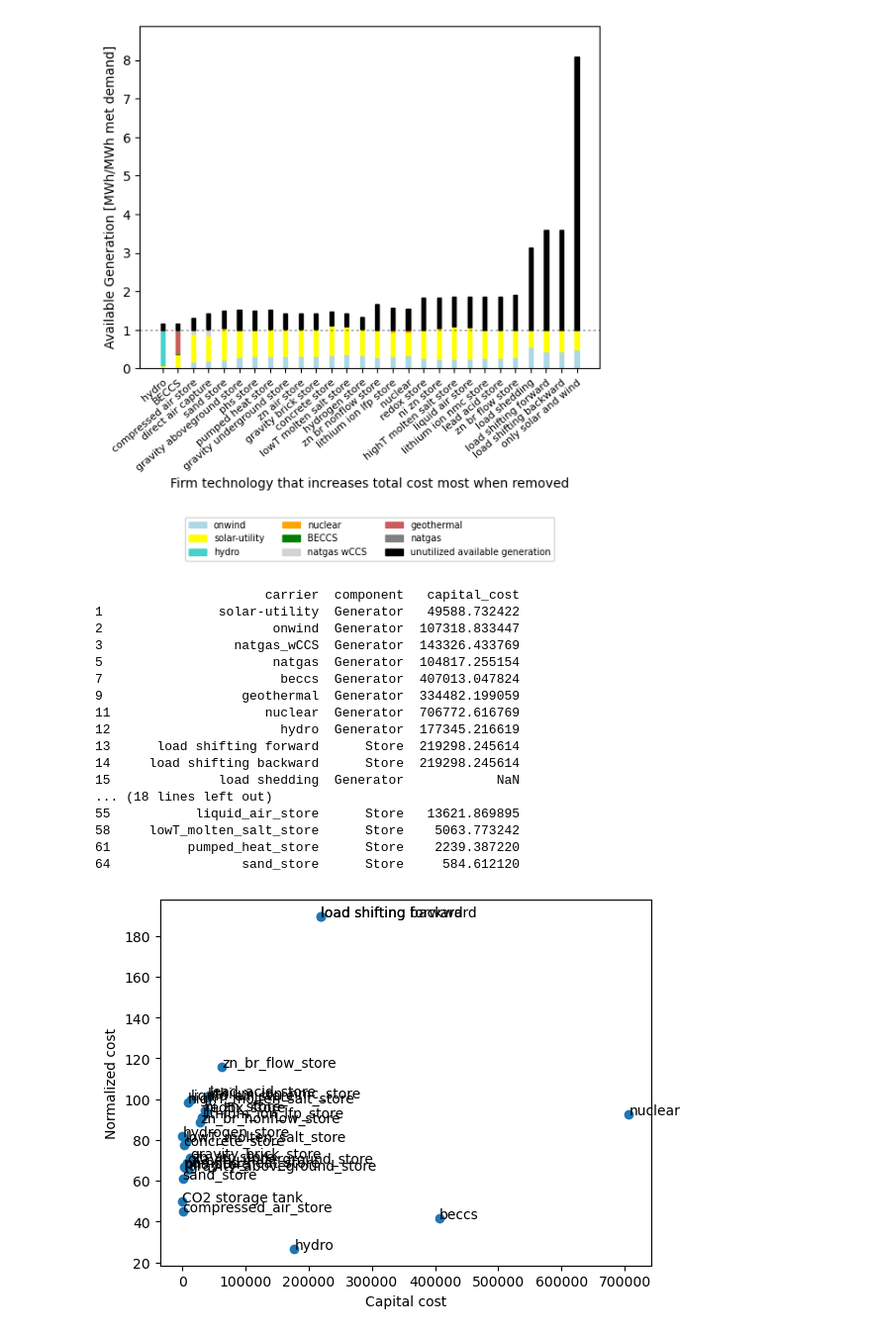
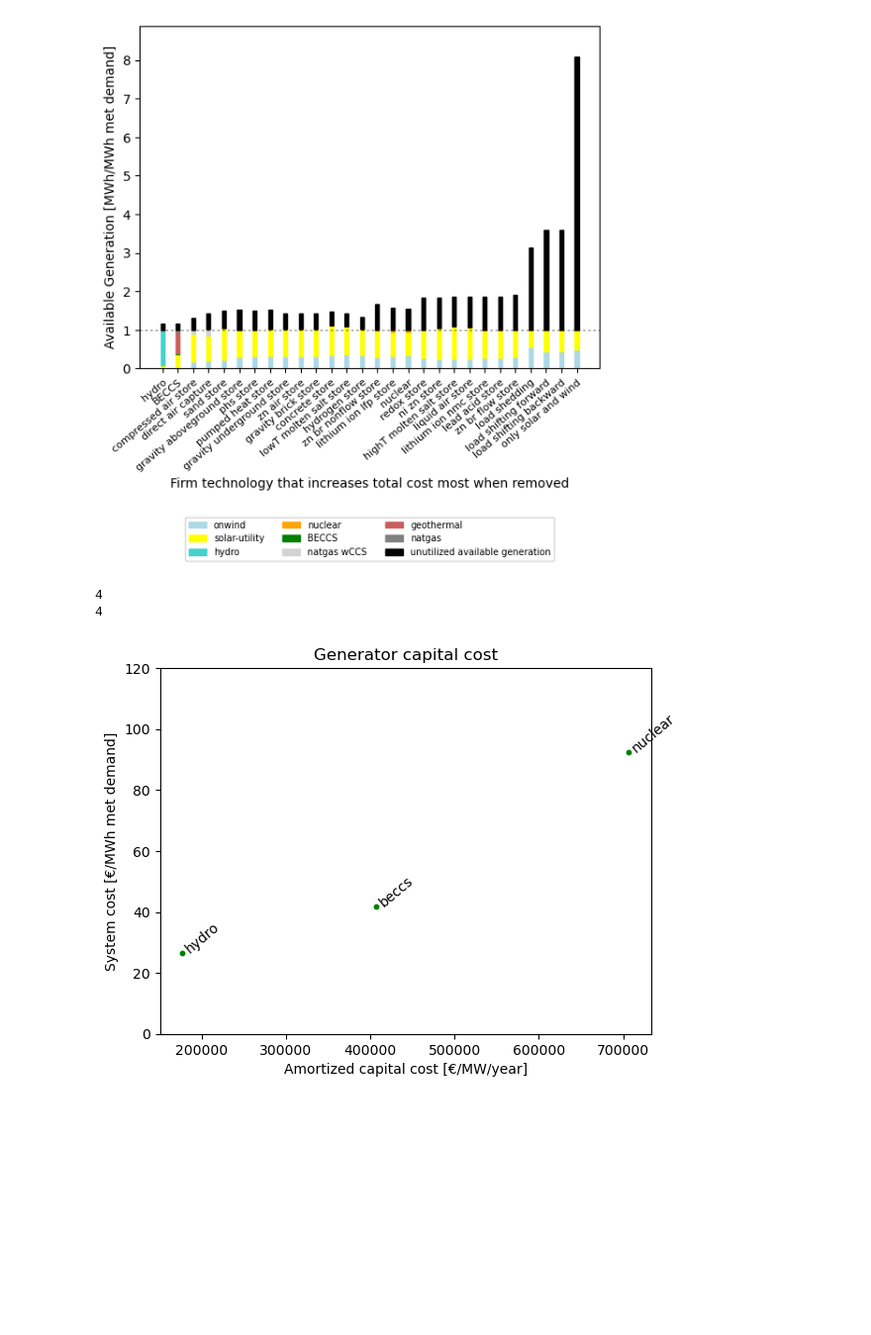
Before and after one commit to carnegie/clab_all_firm, a Jupyter notebook: plot_results.ipynb, the cells around one changed output. Shown: that part at 99% size. Saved outputs shown, nothing was run; the diff lists cells and outputs as text; code cells hidden in the pictures; blank space fills up the shorter version.

Commit message:
update cost plots

```diff
--- a/plot_results.ipynb
+++ b/plot_results.ipynb
@@ -174,35 +186,44 @@ for poi in plot_pois:
 # %% [output]
 [figure]
 [figure]
+# %%
+# Drop CO2 storage tank and load shifting
+drop_storages = ['CO2 storage tank', 'load shifting backward', 'load shifting forward']
+# Check if they are in the list
+if any(storage in poi_dict['normalized_cost']['tech_names'] for storage in drop_storages):
+    for drop_storage in drop_storages:
+        storage_index = poi_dict['normalized_cost']['tech_names'].index(drop_storage)
+        poi_dict['normalized_cost']['tech_names'].pop(storage_index)
+        poi_dict['normalized_cost']['tech_costs'].pop(storage_index)
+        poi_dict['normalized_cost']['sys_poi_values'].pop(storage_index)
 # %%
- print(capital_costs)
+# Plot figure of tech_costs vs system_poi_values
+def cost_plot(poi_dict, plotting_var):
+    fig, ax = plt.subplots()
 
+    # Plot tech costs if in comps
+    colors = {'energy': 'black', 'power': 'blue', 'generator': 'green'}
 
-# Plot figure of tech_costs vs system_poi_values
-fig, ax = plt.subplots()
-ax.scatter(poi_dict['normalized_cost']['tech_cost_values'], poi_dict['normalized_cost']['sys_poi_values'])
-# Label with tech names
-for i, txt in enumerate(poi_dict['normalized_cost']['tech_names']):
-    ax.annotate(txt, (poi_dict['normalized_cost']['tech_cost_values'][i], poi_dict['normalized_cost']['sys_poi_values'][i]))
-ax.set_xlabel('Capital cost')
-ax.set_ylabel('Normalized cost')
-plt.show()
+    ax.scatter(poi_dict['normalized_cost']['tech_costs'], poi_dict['normalized_cost']['sys_poi_values'],
+               color=colors[plotting_var], s=10)
+    # Label with tech names
+    for i, txt in enumerate(poi_dict['normalized_cost']['tech_names']):
+        if txt == 'load shifting backward': continue
+        txt_formatted = txt.replace('_', ' ').replace('store', '').replace('forward','')
+        ax.annotate(txt_formatted, (poi_dict['normalized_cost']['tech_costs'][i]+300, poi_dict['normalized_cost']['sys_poi_values'][i]),
+                    fontsize=10, rotation=40)
+    ax.set_xlabel('Amortized capital cost [€/MW{0}/year]'.format('h' if plotting_var == 'energy' else ''))
+    ax.set_ylabel('System cost [€/MWh met demand]')
+    ax.set_title('{0} capital cost'.format(plotting_var.capitalize()))
+    ax.set_ylim(0.,120.)
+    plt.savefig('figures/cost_vs_sys_cost_{0}.pdf'.format(plotting_var), dpi=500, bbox_inches='tight')
+    plt.savefig('figures/cost_vs_sys_cost_{0}.png'.format(plotting_var), dpi=500, bbox_inches='tight')
-# %% [output]
-                      carrier  component   capital_cost
-1               solar-utility  Generator   49588.732422
-2                      onwind  Generator  107318.833447
-3                 natgas_wCCS  Generator  143326.433769
-5                      natgas  Generator  104817.255154
-7                       beccs  Generator  407013.047824
-9                  geothermal  Generator  334482.199059
-11                    nuclear  Generator  706772.616769
-12                      hydro  Generator  177345.216619
-13      load shifting forward      Store  219298.245614
-14     load shifting backward      Store  219298.245614
-15              load shedding  Generator            NaN
-... (18 lines left out)
-55           liquid_air_store      Store   13621.869895
-58     lowT_molten_salt_store      Store    5063.773242
-61          pumped_heat_store      Store    2239.387220
-64                 sand_store      Store     584.612120
-[figure, removed]
+# %%
+# Plot cost vs system cost
+print(len(poi_dict['normalized_cost']['tech_names']))
+print(len(poi_dict['normalized_cost']['tech_costs']))
+cost_plot(poi_dict, 'generator')
+# %% [output]
+4
+4
+[figure, added]
```
Also changed, not shown: parts of 4 cells of this notebook.
